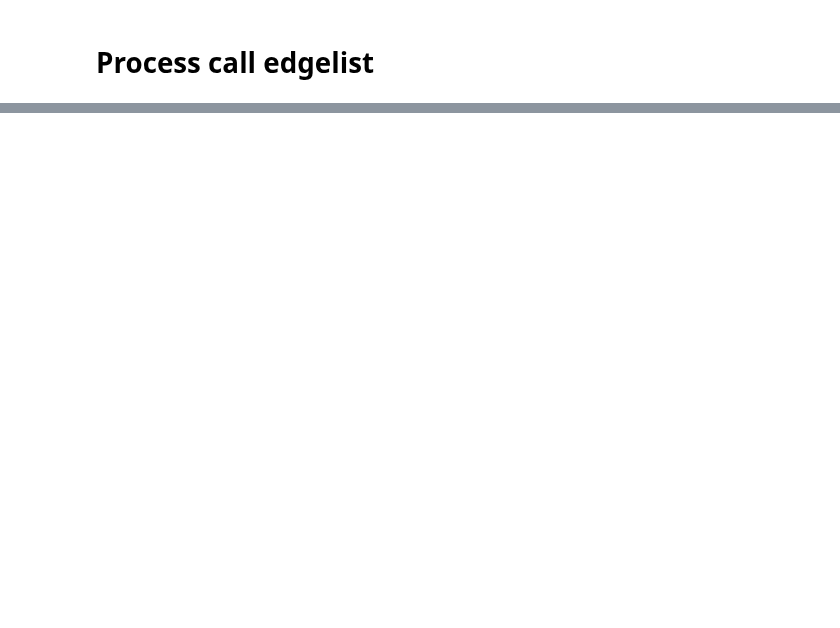
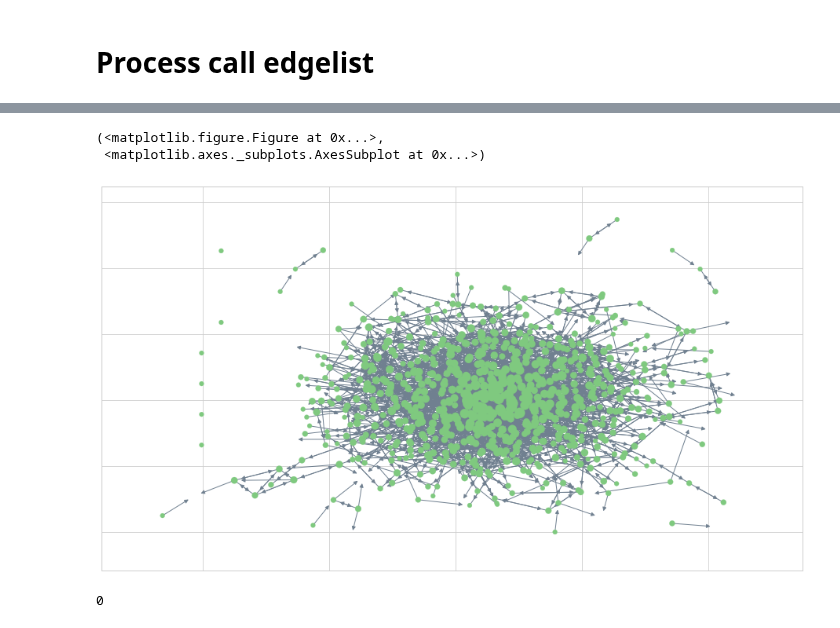
Before and after one commit to AllanLRH/master_thesis, a Jupyter notebook: morequestions/alphaweighted_networks.ipynb, the cells around one changed output, grey strips where cells are left out. Drawn from its saved outputs; the diff is of its cells as text; code cells hidden in the pictures; blank space fills up the shorter version.

```diff
--- a/morequestions/alphaweighted_networks.ipynb
+++ b/morequestions/alphaweighted_networks.ipynb
@@ -70,0 +74,7 @@ alpha_weighted(gca, 'u0182', 'u0034', 0)
+# %%
+plotting.plotNeatoGraph(gca, plot_settings={'node_color': colorcycle[0]}, labels=None,
+                        node_size=[np.sqrt(len(gca[el]))*35 for el in gca.nodes()])
+# %% [output]
+(<matplotlib.figure.Figure at 0x...>,
+ <matplotlib.axes._subplots.AxesSubplot at 0x...>)
+[figure, added]
@@ -70,0 +83,4 @@ alpha_weighted(gca, 'u0182', 'u0034', 0)
+# %%
+ser.min()
+# %% [output]
+0
```
Also changed, not shown: parts of 31 cells of this notebook.
